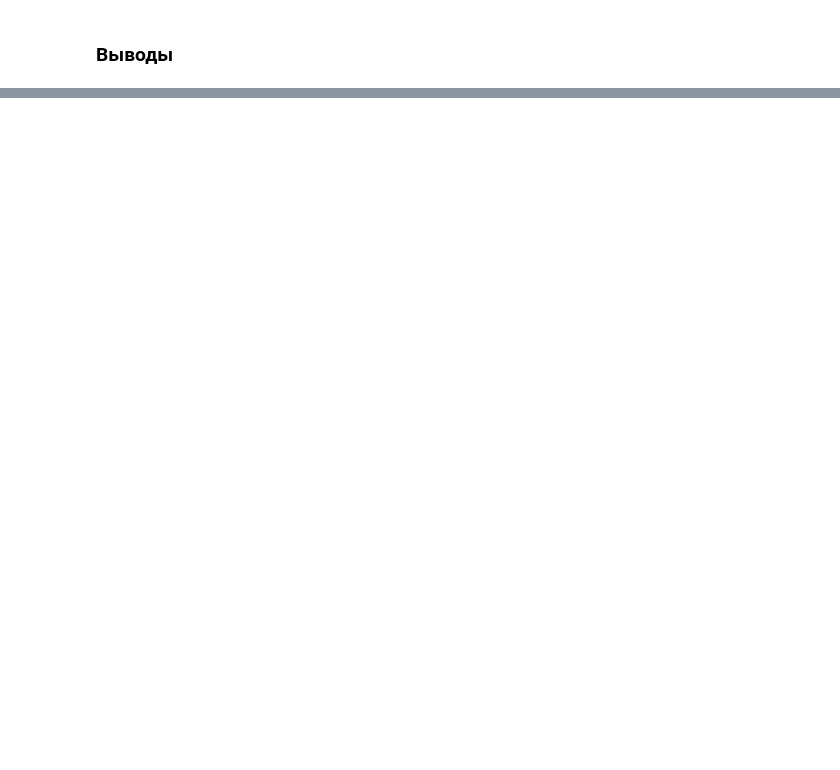
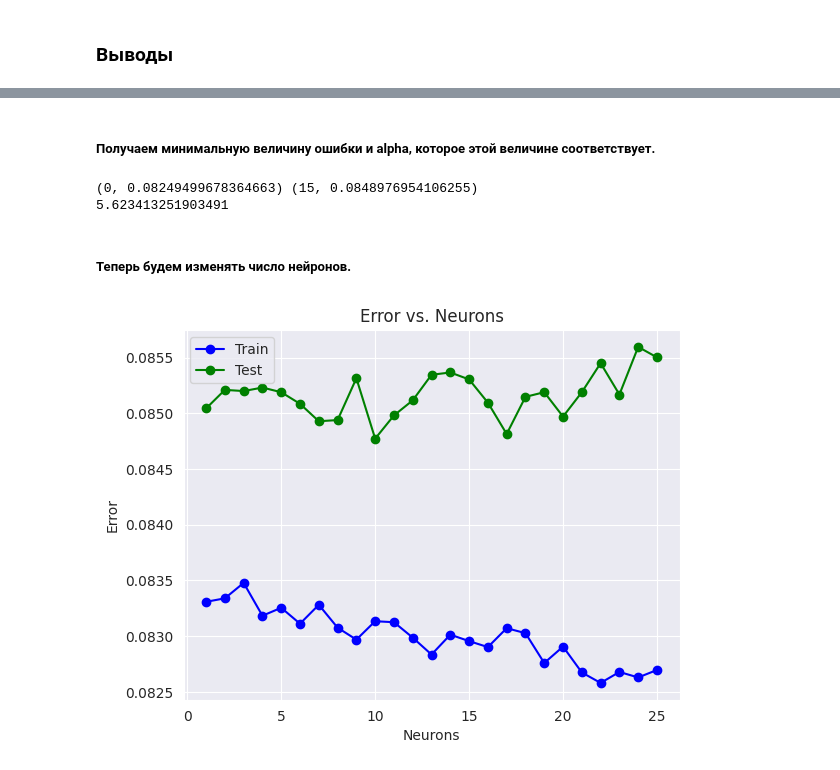
Before and after one commit to isgulyaev/ML, a Jupyter notebook: ML_Homework.ipynb, the cells around one changed output, grey strips where cells are left out. Cells and saved outputs as stored; diff of their text form; code cells hidden in the pictures; blank space fills up the shorter version.

```diff
--- a/ML_Homework.ipynb
+++ b/ML_Homework.ipynb
@@ -673,0 +764,55 @@ print(err_train, err_test)
+# %% [markdown]
+##### Получаем минимальную величину ошибки и alpha, которое этой величине соответствует.
+# %%
+min_train_err = min_error(errors_train)
+min_test_err = min_error(errors_test)
+print(min_train_err, min_test_err)
+
+alpha_opt = alpha_var[min_test_err[0]]
+
+print(alpha_opt)
+# %% [output]
+(0, 0.08249499678364663) (15, 0.0848976954106255)
+5.623413251903491
+# %% [markdown]
+##### Теперь будем изменять число нейронов.
+# %%
+neurons_var = np.arange(1, 25 + 1)
+
+n_errors_train = {}
+n_errors_test = {}
+n_acc_train = {}
+n_acc_test = {}
+
+i = 0
+
+for neurons in neurons_var:
+    mlp = MLPClassifier(
+        hidden_layer_sizes=neurons,
+        solver='lbfgs',
+        activation='logistic',
+        max_iter=1000,
+        random_state=42,
+    )
+    mlp.fit(X_train, y_train)
+
+    y_train_pred = mlp.predict(X_train)
+    y_test_pred = mlp.predict(X_test)
+
+    n_errors_train[i] = mean_squared_error(y_train, y_train_pred)
+    n_errors_test[i] = mean_squared_error(y_test, y_test_pred)
+    n_acc_train[i] = accuracy_score(y_train, y_train_pred)
+    n_acc_test[i] = accuracy_score(y_test, y_test_pred)
+
+    i += 1
+# %%
+plt.plot(neurons_var, n_errors_train.values(), 'b-o', label='Train')
+plt.plot(neurons_var, n_errors_test.values(), 'g-o', label='Test')
+plt.title('Error vs. Neurons')
+plt.xlabel('Neurons')
+plt.ylabel('Error')
+plt.legend()
+
+pass
+# %% [output]
+[figure, added]
```
Also changed, not shown: parts of 31 cells of this notebook.
